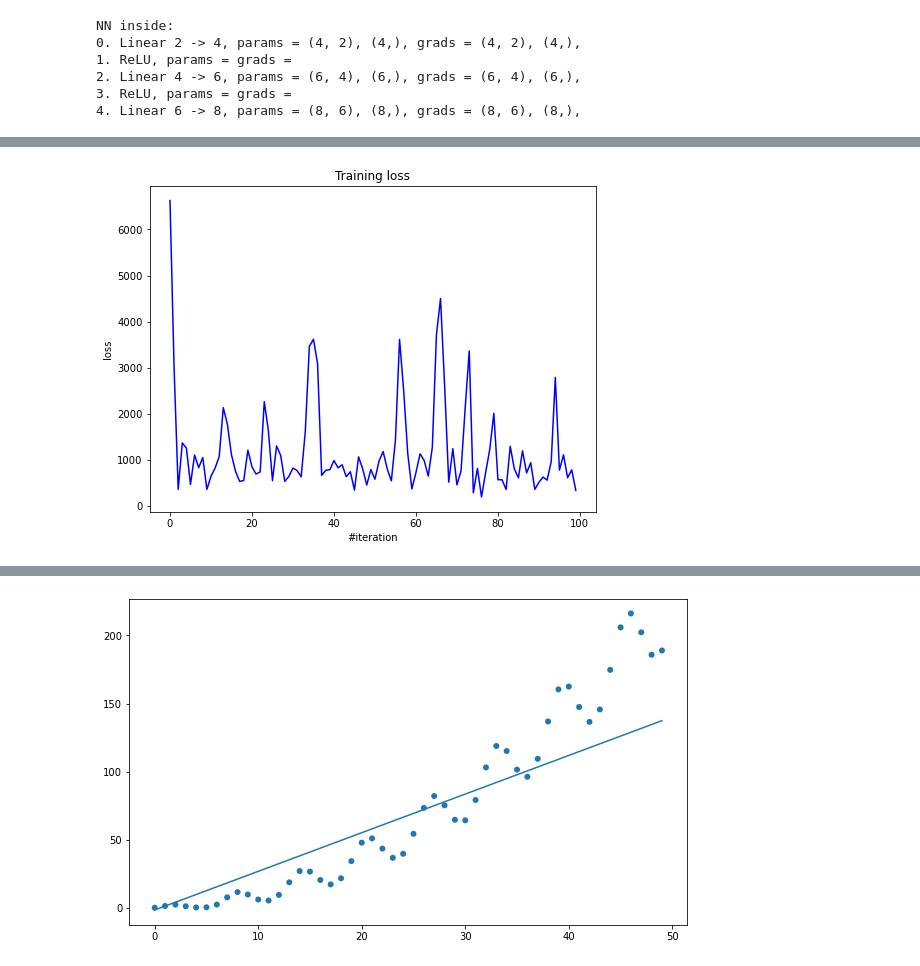
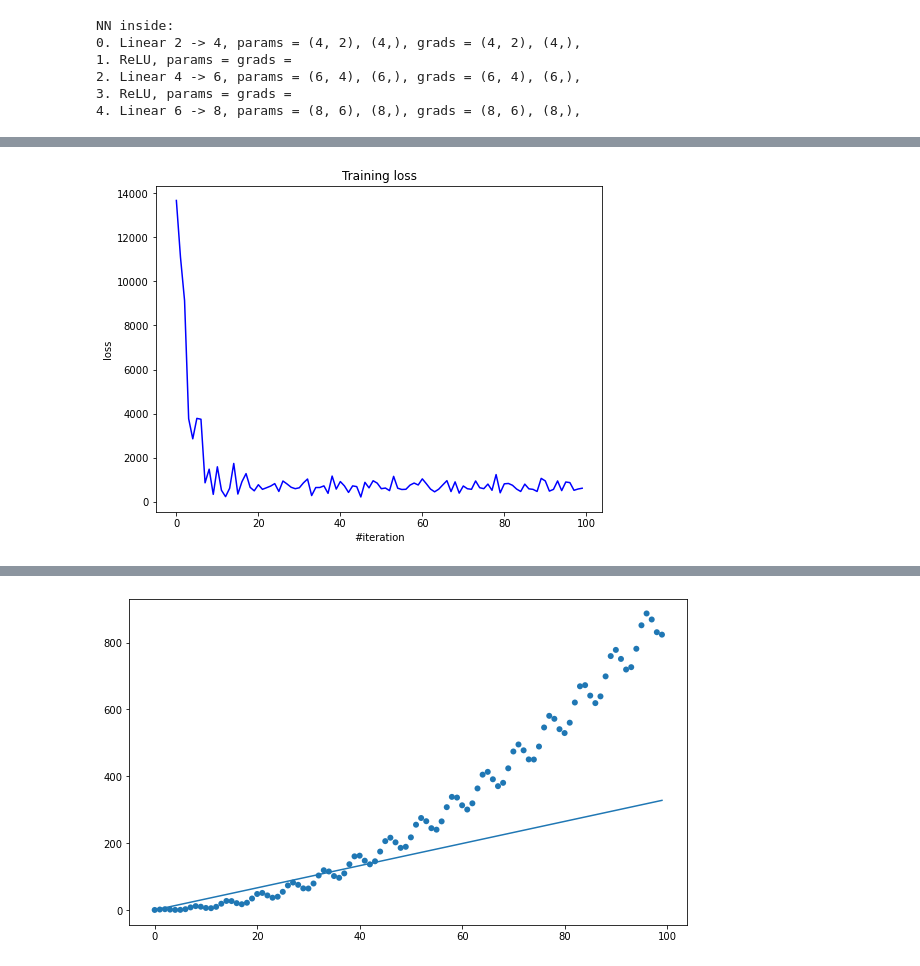
Before and after one commit to EmperorNao/NN, a Jupyter notebook: hw1/hw1.ipynb, the cells around one changed output, grey strips where cells are left out. Saved outputs shown, nothing was run; the diff lists cells and outputs as text; code cells hidden in the pictures.

```diff
--- a/hw1/hw1.ipynb
+++ b/hw1/hw1.ipynb
@@ -49,9 +49,10 @@ import numpy as np
 import matplotlib.pyplot as plt
 from IPython import display
 # %%
-N = 50
+N = 100
 
 X = np.arange(N)
+
 Y = 0.3 * X + np.sin(X)
 Y2 = Y * Y
 Y3 = np.random.normal(0, 10, size=N)
@@ -132,9 +133,9 @@ Current loss: 0.448919
 # %%
 net = build_mlp([1, 1])
-train(net, MSECriterion(), X[:, None], Y2[:, None], {'learning_rate': 0.001}, 20, 10)
+train(net, MSECriterion(), X[:int(N/2), None], Y2[:int(N/2), None], {'learning_rate': 0.0001}, 20, 10)
 plt.figure(figsize=(10, 6))
 plt.scatter(X, Y2, edgecolors= 'none')
 plt.plot(X, net.forward(X[:, None]))
 plt.show()
 # %% [output]
-[figure, old version]
+[figure, new version]
@@ -142,3 +143,3 @@ Current loss: 333.374931
-[figure, old version]
+[figure, new version]
 # %%
 net = build_mlp([1, 1])
```
Also changed, not shown: parts of 7 cells of this notebook.
